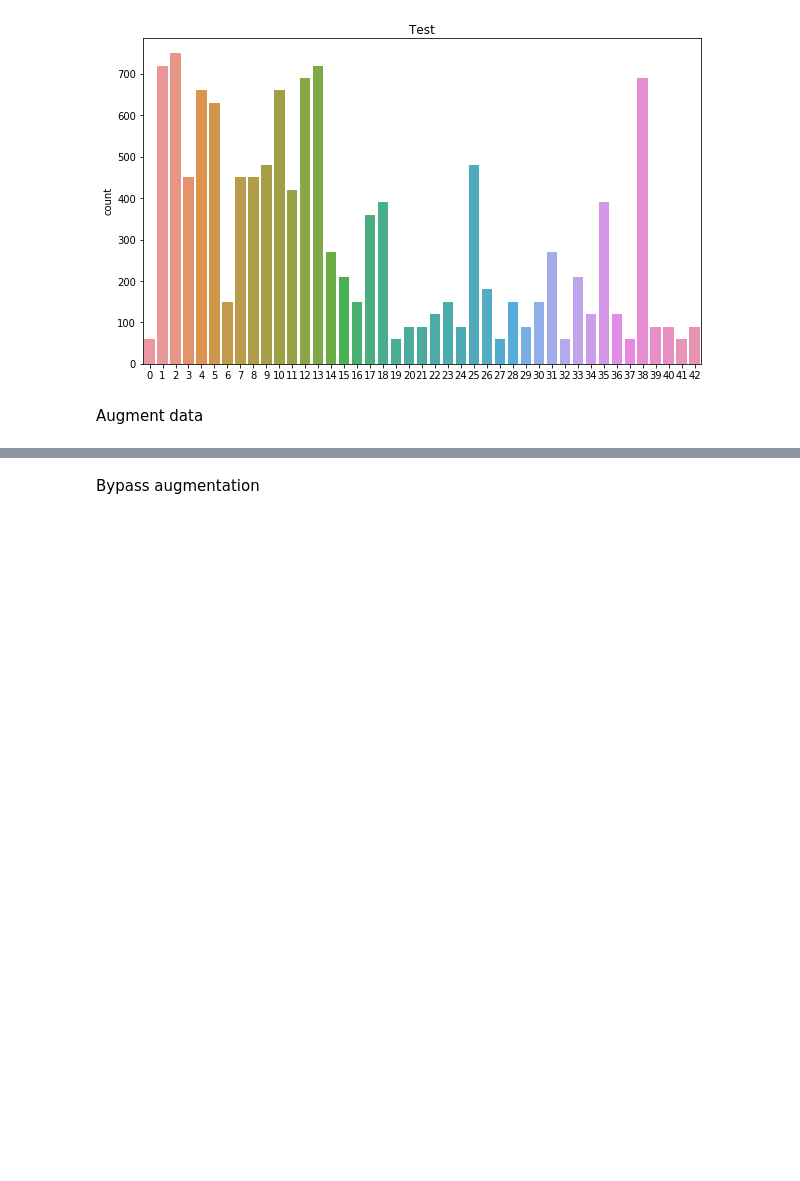
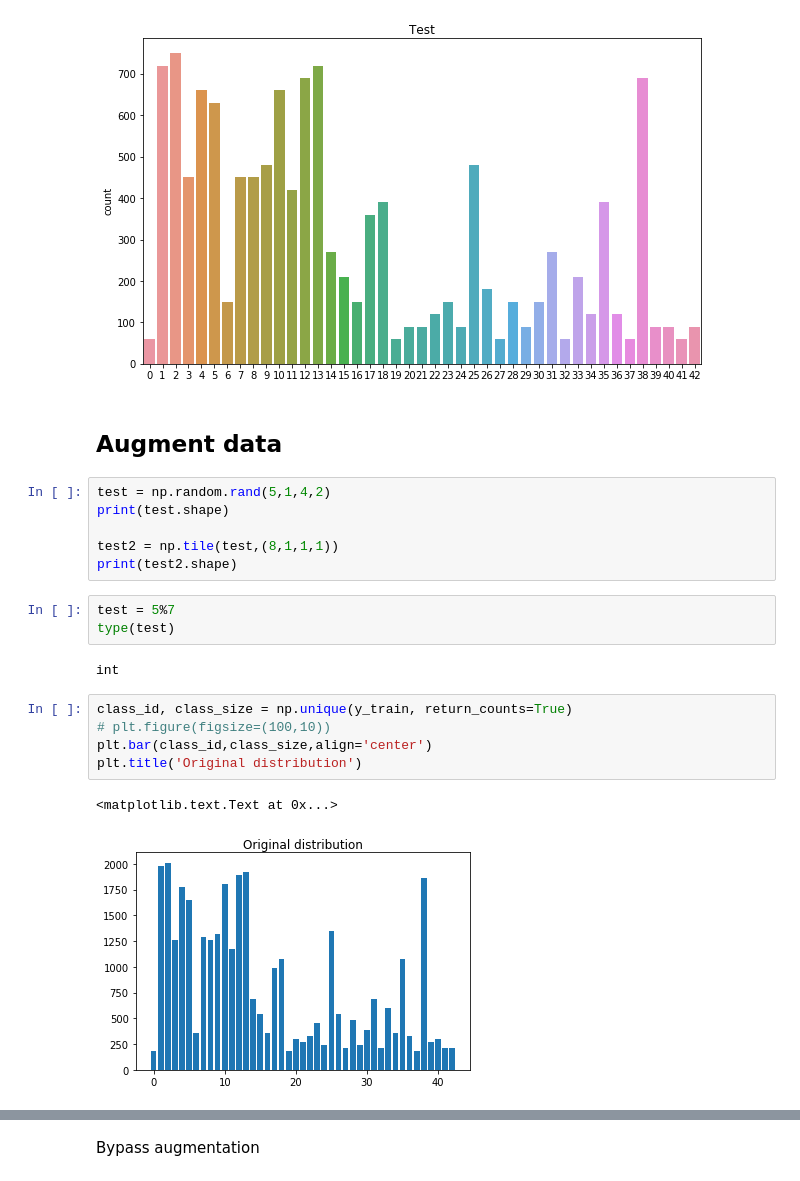
Before and after one commit to fstahl1/traffic-sign-classifier, a Jupyter notebook: Traffic_Sign_Classifier.ipynb, the cells around one changed output, grey strips where cells are left out. Saved outputs shown, nothing was run; the diff lists cells and outputs as text; blank space fills up the shorter version.

Commit message:
augmentation checkpoint

```diff
--- a/Traffic_Sign_Classifier.ipynb
+++ b/Traffic_Sign_Classifier.ipynb
@@ -155,5 +167,24 @@ plt.show()
 [figure]
 [figure]
 [figure]
-# %% [markdown]
-Augment data
+# %% [markdown]
+## Augment data
+# %%
+test = np.random.rand(5,1,4,2)
+print(test.shape)
+
+test2 = np.tile(test,(8,1,1,1))
+print(test2.shape)
+# %%
+test = 5%7
+type(test)
+# %% [output]
+int
+# %%
+class_id, class_size = np.unique(y_train, return_counts=True)
+# plt.figure(figsize=(100,10))
+plt.bar(class_id,class_size,align='center')
+plt.title('Original distribution')
+# %% [output]
+<matplotlib.text.Text at 0x...>
+[figure, added]
```
Also changed, not shown: parts of 19 cells of this notebook.
